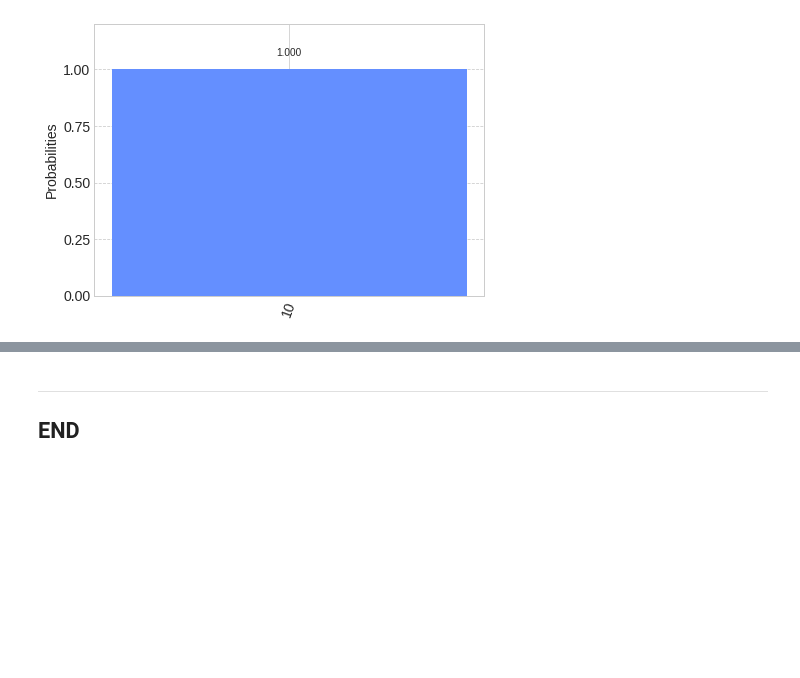
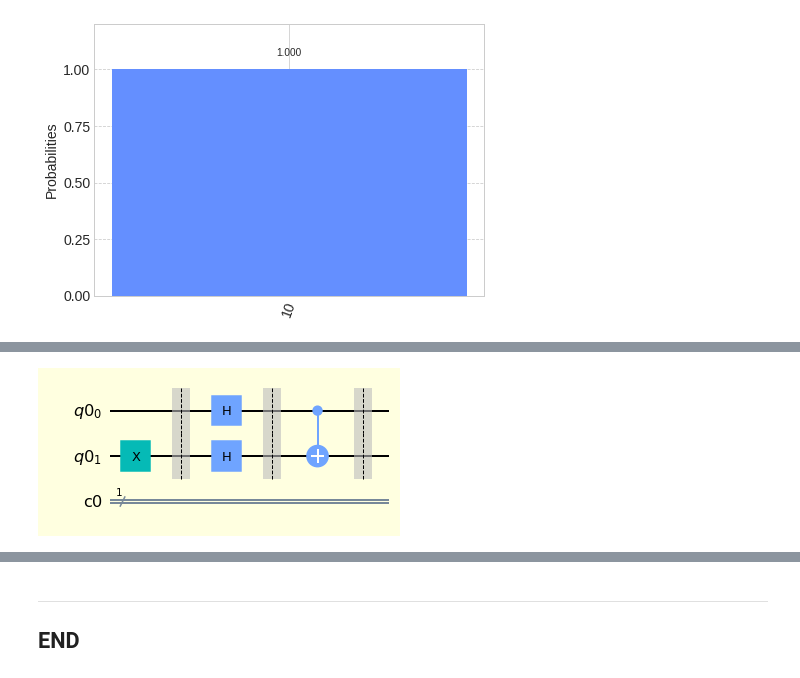
Before and after one commit to Panachaijames/EmergingTechAssignment, a Jupyter notebook: quantum-deutsch.ipynb, the cells around one changed output, grey strips where cells are left out. Cells and saved outputs as stored; diff of their text form; code cells hidden in the pictures; blank space fills up the shorter version.

```diff
--- a/quantum-deutsch.ipynb
+++ b/quantum-deutsch.ipynb
@@ -811,0 +847,6 @@ Version Information
+# %%
+qc.cx(0,1)
+qc.barrier()
+qc.draw(output='mpl', style=style)
+# %% [output]
+[figure, added]
```
Also changed, not shown: parts of 30 cells of this notebook.
